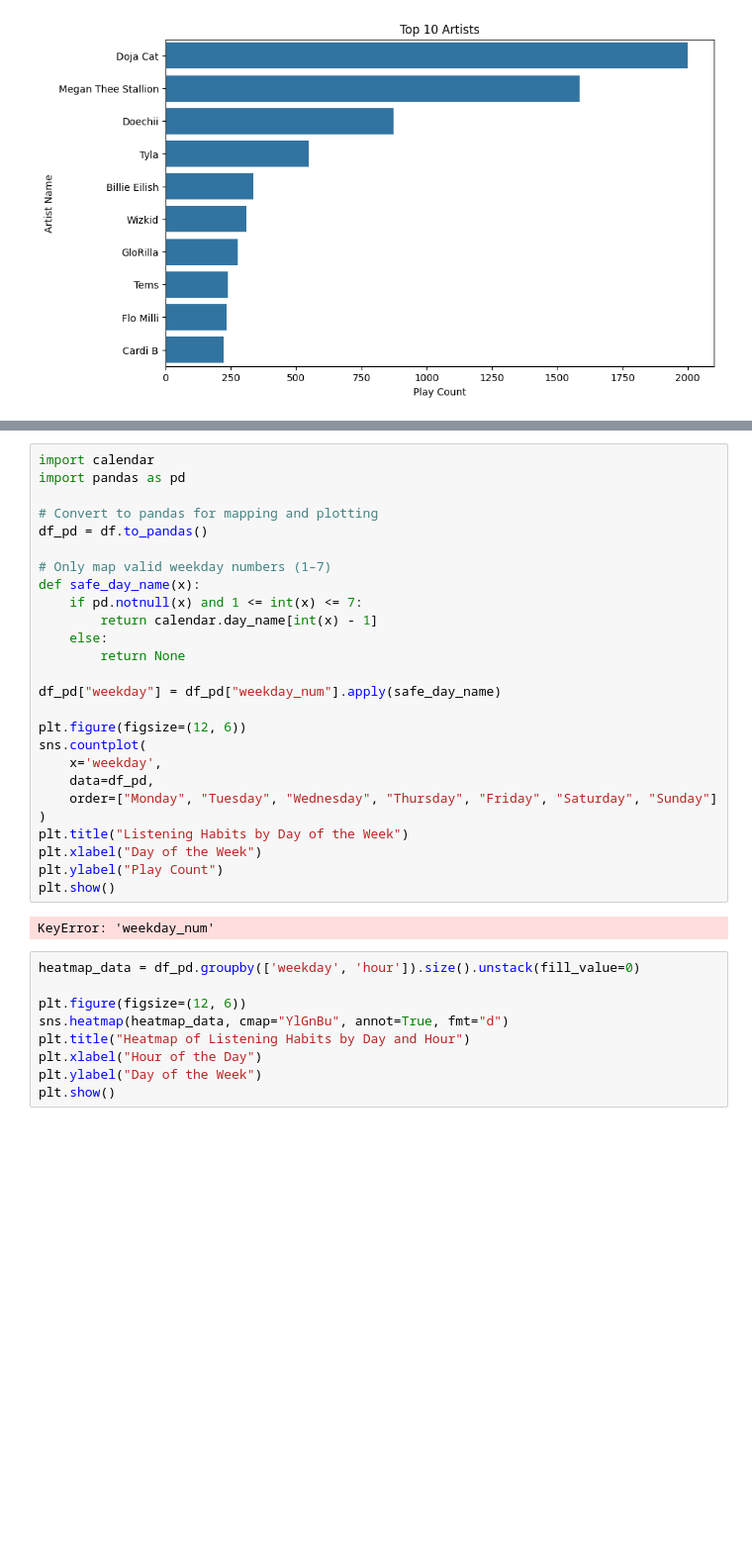
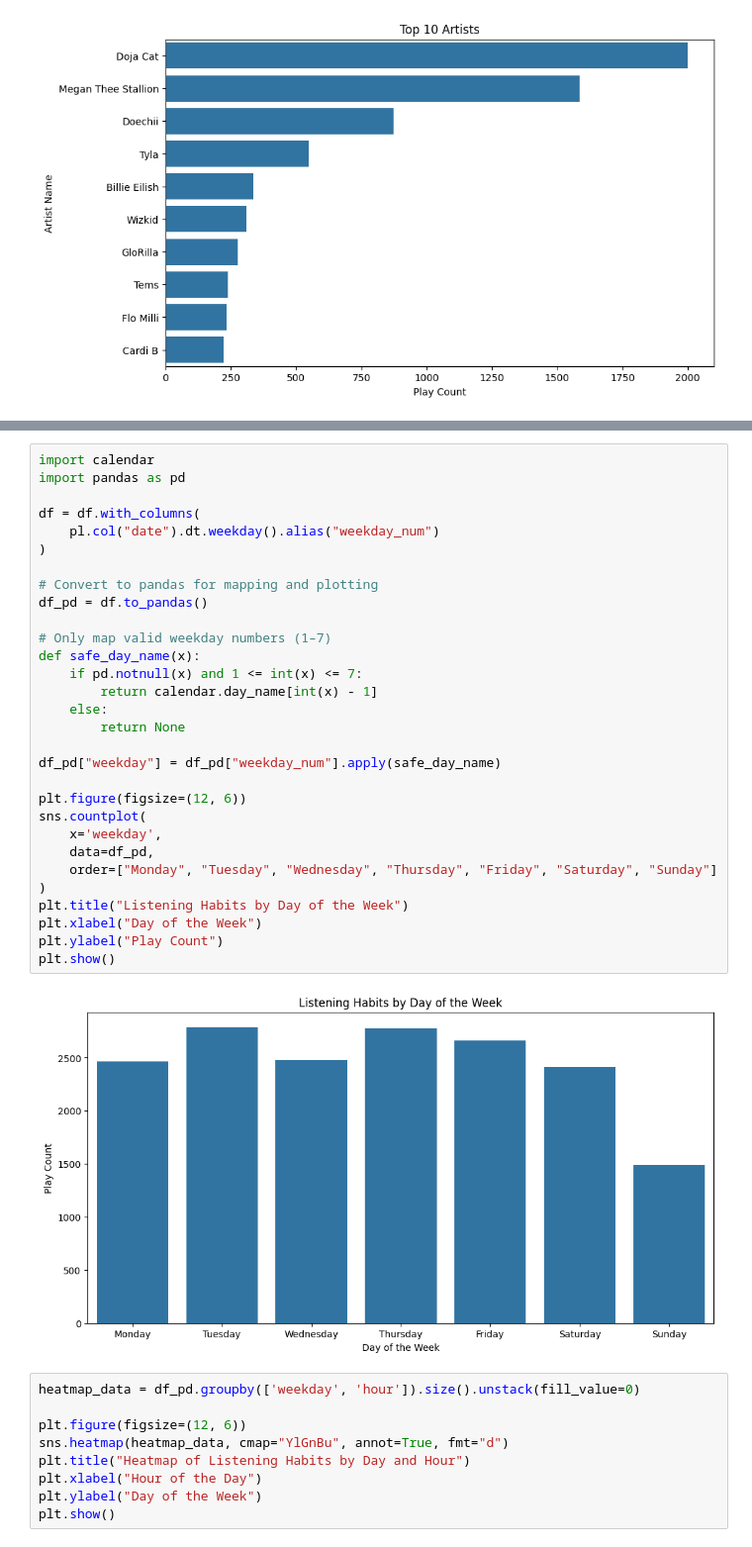
Before and after one commit to Makena-WB/Spotify-Wrapped, a Jupyter notebook: crunch.ipynb, the cells around one changed output, grey strips where cells are left out. Shown at 99% size. Cells and saved outputs as stored; diff of their text form; blank space fills up the shorter version.

```diff
--- a/crunch.ipynb
+++ b/crunch.ipynb
@@ -84,31 +84,35 @@ plt.show()
 # %%
 import calendar
 import pandas as pd
+
+df = df.with_columns(
+    pl.col("date").dt.weekday().alias("weekday_num")
+)
 
 # Convert to pandas for mapping and plotting
 df_pd = df.to_pandas()
 
 # Only map valid weekday numbers (1–7)
 def safe_day_name(x):
     if pd.notnull(x) and 1 <= int(x) <= 7:
         return calendar.day_name[int(x) - 1]
     else:
         return None
 
 df_pd["weekday"] = df_pd["weekday_num"].apply(safe_day_name)
 
 plt.figure(figsize=(12, 6))
 sns.countplot(
     x='weekday',
     data=df_pd,
     order=["Monday", "Tuesday", "Wednesday", "Thursday", "Friday", "Saturday", "Sunday"]
 )
 plt.title("Listening Habits by Day of the Week")
 plt.xlabel("Day of the Week")
 plt.ylabel("Play Count")
 plt.show()
 # %% [output]
-KeyError: 'weekday_num'
+[figure, added]
 # %%
 heatmap_data = df_pd.groupby(['weekday', 'hour']).size().unstack(fill_value=0)
 
```
Also changed, not shown: parts of 2 cells of this notebook.
